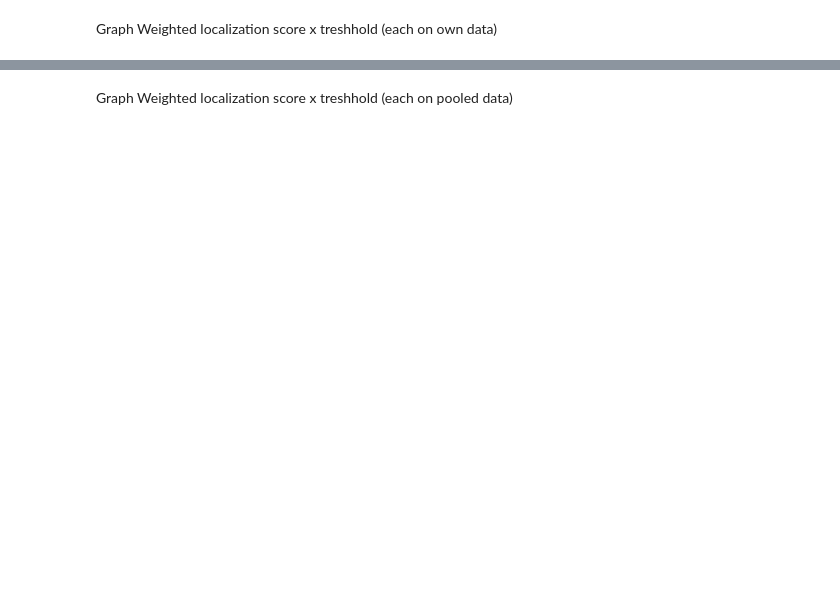
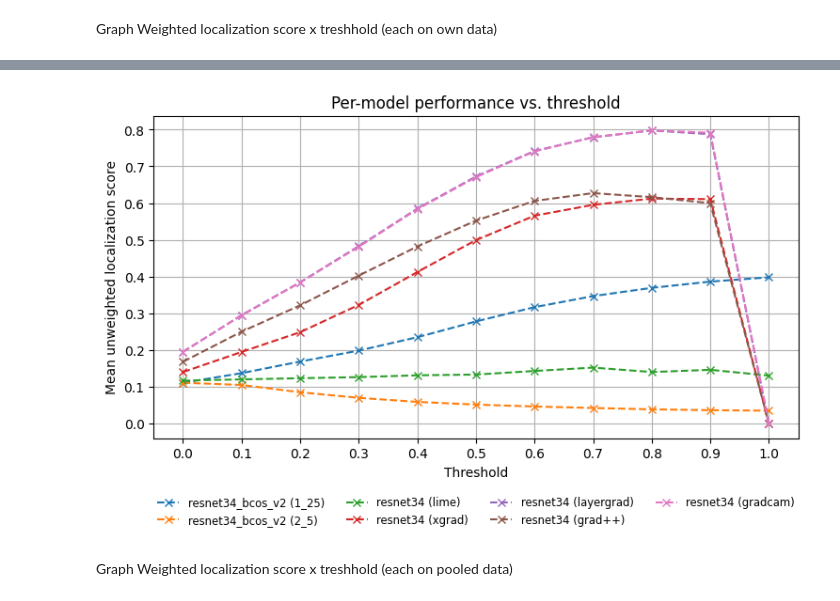
Before and after one commit to nilsbecker0711/Interpretable-Deep-Fake-Detection, a Jupyter notebook: results/VisulizeGPG.ipynb, the cells around one changed output, grey strips where cells are left out. Saved outputs shown, nothing was run; the diff lists cells and outputs as text; code cells hidden in the pictures; blank space fills up the shorter version.

Commit message:
#7 Lime new generate heatmap

```diff
--- a/results/VisulizeGPG.ipynb
+++ b/results/VisulizeGPG.ipynb
@@ -214,9 +214,9 @@ import numpy as np
 # ─────────── CONFIG ───────────
 models = [
     "resnet34_bcos_v2_test_bcos_res_2_5_config",
+    "resnet34_bcos_v2_test_bcos_res_1_25_config",
+    #"resnet34_test_res_lime_config",
     "resnet34_test_res_xgrad_config",
-    "resnet34_bcos_v2_test_bcos_res_1_25_config",
-    "resnet34_test_res_lime_config",
     "resnet34_test_res_layergrad_config",
     "resnet34_test_res_grad++_config",
     "resnet34_test_res_gradcam_config",
@@ -224,7 +224,7 @@ models = [
 ]
 results_base = "/pfs/work9/workspace/scratch/ma_tischuet-team_project_explainable_deepfakes/resultsGPG"
 grid_subpath  = "3x3"
-threshold_key = 0.5  # unser „no threshold“, wird im Dict als 0 gespeichert
+threshold_key = 0  # unser „no threshold“, wird im Dict als 0 gespeichert
 # ───────────────────────────────
 
 print("| Model                                           | Weighted avg | Unweighted avg |")
@@ -335,3 +348,89 @@ plt.show()
+# %%
+import os
+import pickle
+import numpy as np
+import matplotlib.pyplot as plt
+
+# ─────────── CONFIG ───────────
+models = [
+    "resnet34_bcos_v2_test_bcos_res_1_25_config",
+    #"resnet34_bcos_v2_test_bcos_res_1_75_config",
+    #"resnet34_bcos_v2_test_bcos_res_2_config",
+    "resnet34_bcos_v2_test_bcos_res_2_5_config",
+    "resnet34_test_res_lime_config",
+    "resnet34_test_res_xgrad_config",
+    "resnet34_test_res_layergrad_config",
+    "resnet34_test_res_grad++_config",
+    "resnet34_test_res_gradcam_config",
+    # ggf. weitere Modelle hier
+]
+results_base = "/pfs/work9/workspace/scratch/ma_tischuet-team_project_explainable_deepfakes/resultsGPG"
+grid_subpath  = "3x3"
+fname         = "results_by_threshold.pkl"
+# ─────────────────────────────────────────
+
+def parse_folder_name(folder: str):
+    """
+    Aus 'resnet34_test_res_gradcam_config' → ('resnet34', 'gradcam')
+    """
+    assert folder.endswith("_config"), f"Erwarte Ordnername auf '_config' endend, got {folder}"
+    core = folder[:-len("_config")]               # 'resnet34_bcos_v2_test_bcos_res_2_5'
+    model, rest = core.split("_test_", 1)          # ['resnet34_bcos_v2', 'bcos_res_2_5']
+    xai = rest.split("res_")[1:]
+    return model, xai
+
+
+plt.figure(figsize=(8,5))
+
+for model_name in models:
+    model, xai = parse_folder_name(model_name)
+    label = f"{model} ({xai[0]})"
+    pkl_path = os.path.join(results_base, model_name, grid_subpath, fname)
+    if not os.path.isfile(pkl_path):
+        print(f"⚠️ missing {pkl_path}")
+        continue
+
+    # load grouped-by-threshold dict: { threshold: [entry, ...], ... }
+    with open(pkl_path,'rb') as f:
+        by_thr = pickle.load(f)
+
+    # sort thresholds numerically
+    threshs = sorted(by_thr.keys())
+    #mean_weighted = []
+    mean_unweighted = []
+
+    for t in threshs:
+        entries = by_thr[t]
+        if not entries:
+            #mean_weighted.append(np.nan)
+            mean_unweighted.append(np.nan)
+            continue
+
+        #w = [e["weighted_localization_score"]   for e in entries]
+        u = [e["unweighted_localization_score"] for e in entries]
+        #mean_weighted.append(np.mean(w))
+        mean_unweighted.append(np.mean(u))
+
+    #plt.plot(threshs, mean_weighted, marker='o', label=label)
+    plt.plot(threshs, mean_unweighted, linestyle='--', marker='x', label=label)
+
+plt.xticks(threshs)                       # Ticks bei 0.0,0.1,...,1.0
+plt.xlabel("Threshold")
+plt.ylabel("Mean unweighted localization score")
+plt.title("Per-model performance vs. threshold")
+#plt.legend(loc="best", fontsize="small")
+plt.legend(
+    loc="upper center",              # Position relativ zum bbox_to_anchor
+    bbox_to_anchor=(0.5, -0.15),     # (x, y) – x=0.5 Mitte, y<0 unterhalb der Achse
+    ncol=4,                          # Anzahl Spalten in der Legende (anpassen!)
+    fontsize="small",
+    frameon=False
+)
+plt.grid(True)
+plt.tight_layout()
+plt.show()
+# %% [output]
+[figure, added]
 # %% [markdown]
 Graph Weighted localization score x treshhold (each on pooled data)
 # %%
```
Also changed, not shown: parts of 3 cells of this notebook, 4 other files.
